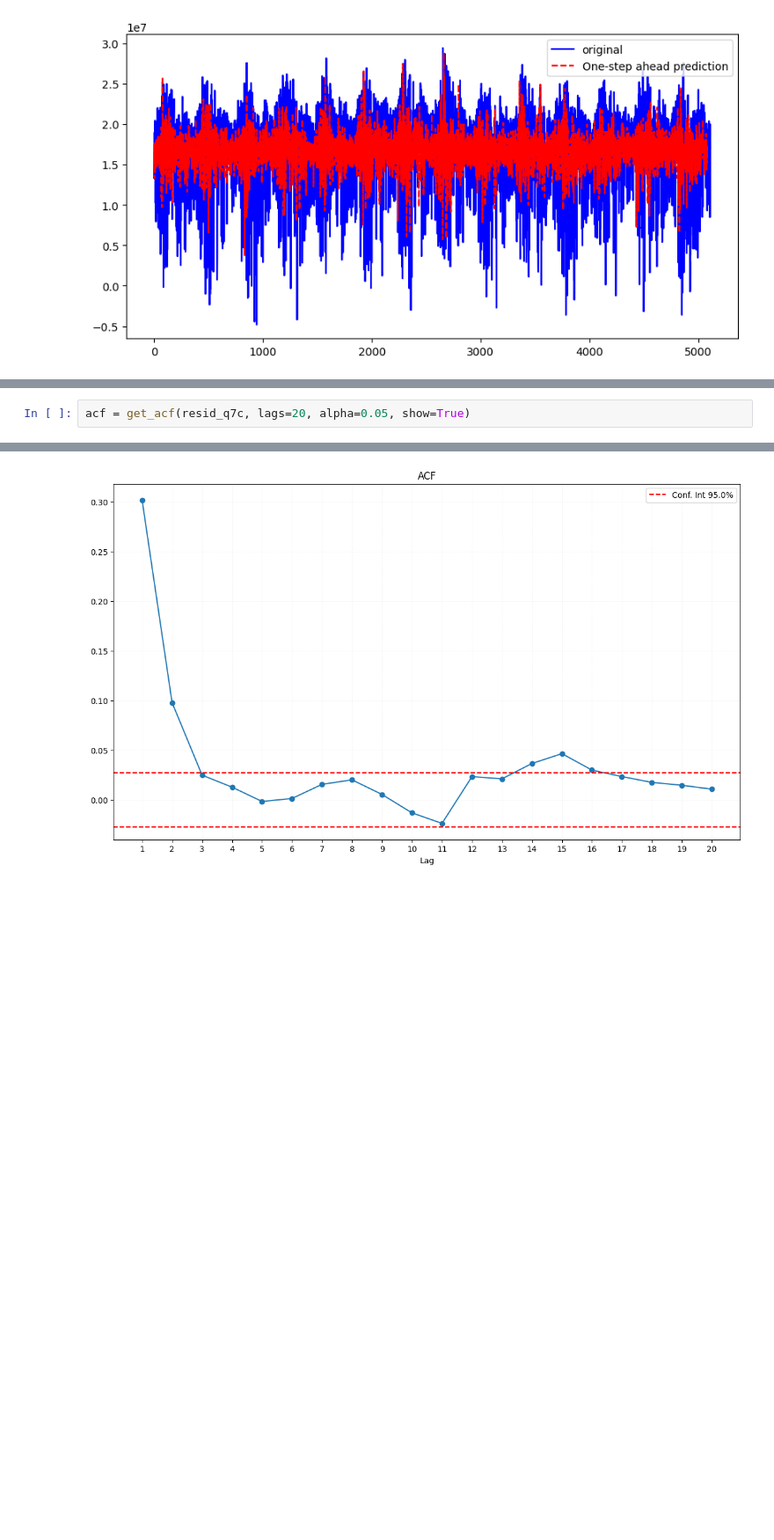
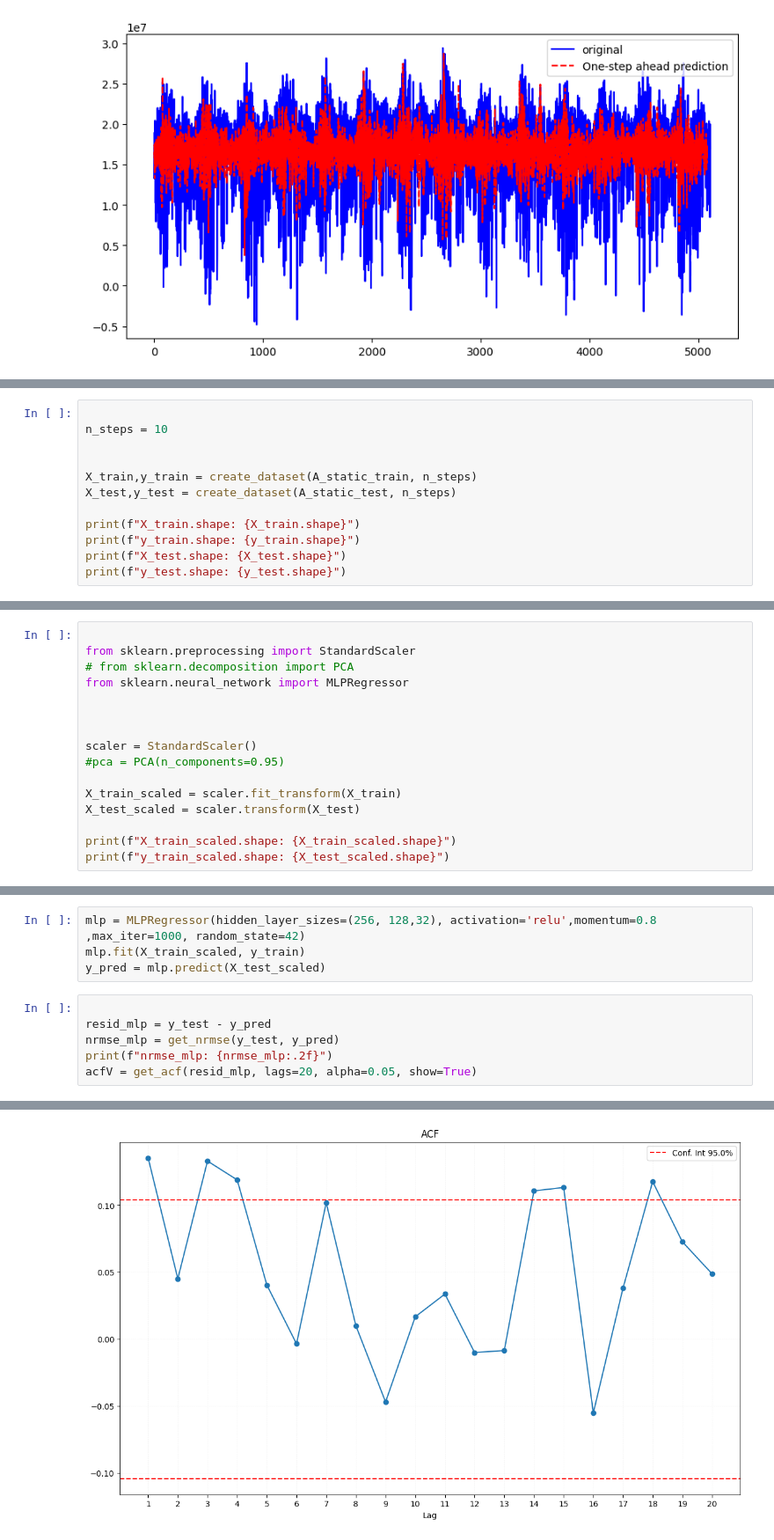
Before and after one commit to kounsolas/TimeSeriesProject, a Jupyter notebook: project.ipynb, the cells around one changed output, grey strips where cells are left out. Shown at 88% size. Saved outputs shown, nothing was run; the diff lists cells and outputs as text; blank space fills up the shorter version.

```diff
--- a/project.ipynb
+++ b/project.ipynb
@@ -1089,0 +939,12 @@ plt.show()
+# %%
+
+n_steps = 10
+
+
+X_train,y_train = create_dataset(A_static_train, n_steps)
+X_test,y_test = create_dataset(A_static_test, n_steps)
+
+print(f"X_train.shape: {X_train.shape}")
+print(f"y_train.shape: {y_train.shape}")
+print(f"X_test.shape: {X_test.shape}")
+print(f"y_test.shape: {y_test.shape}")
@@ -1089,0 +956,16 @@ plt.show()
+# %%
+
+from sklearn.preprocessing import StandardScaler
+# from sklearn.decomposition import PCA
+from sklearn.neural_network import MLPRegressor
+
+
+
+scaler = StandardScaler()
+#pca = PCA(n_components=0.95)
+
+X_train_scaled = scaler.fit_transform(X_train)
+X_test_scaled = scaler.transform(X_test)
+
+print(f"X_train_scaled.shape: {X_train_scaled.shape}")
+print(f"y_train_scaled.shape: {X_test_scaled.shape}")
@@ -1090,3 +975,11 @@ plt.show()
+# %%
+mlp = MLPRegressor(hidden_layer_sizes=(256, 128,32), activation='relu',momentum=0.8 ,max_iter=1000, random_state=42)
+mlp.fit(X_train_scaled, y_train)
+y_pred = mlp.predict(X_test_scaled)
 # %%
-acf = get_acf(resid_q7c, lags=20, alpha=0.05, show=True)
+
+resid_mlp = y_test - y_pred
+nrmse_mlp = get_nrmse(y_test, y_pred)
+print(f"nrmse_mlp: {nrmse_mlp:.2f}")
+acfV = get_acf(resid_mlp, lags=20, alpha=0.05, show=True)
 # %% [output]
@@ -1093,2 +987,2 @@ acf = get_acf(resid_q7c, lags=20, alpha=0.05, show=True)
-[figure, old version]
+[figure, new version]
 # %%
```
Also changed, not shown: parts of 18 cells of this notebook.
